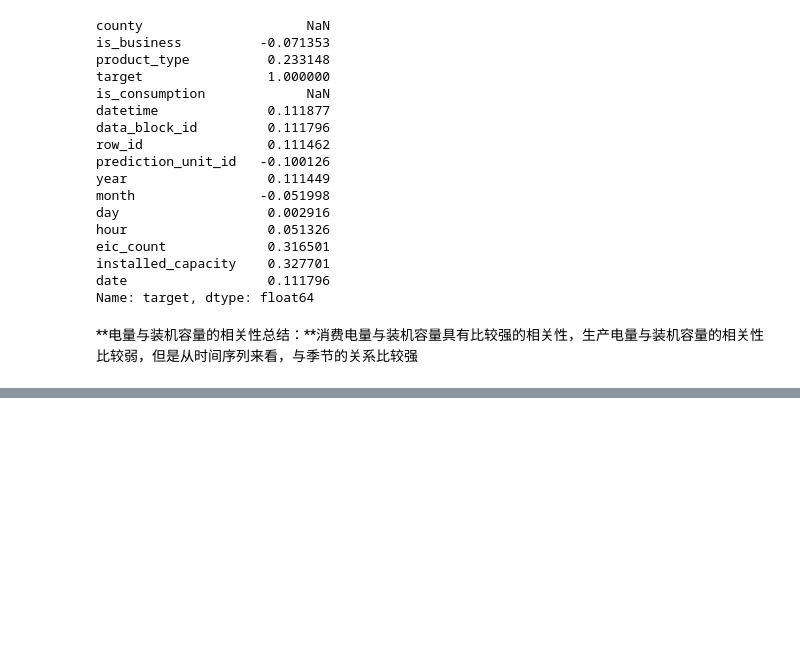
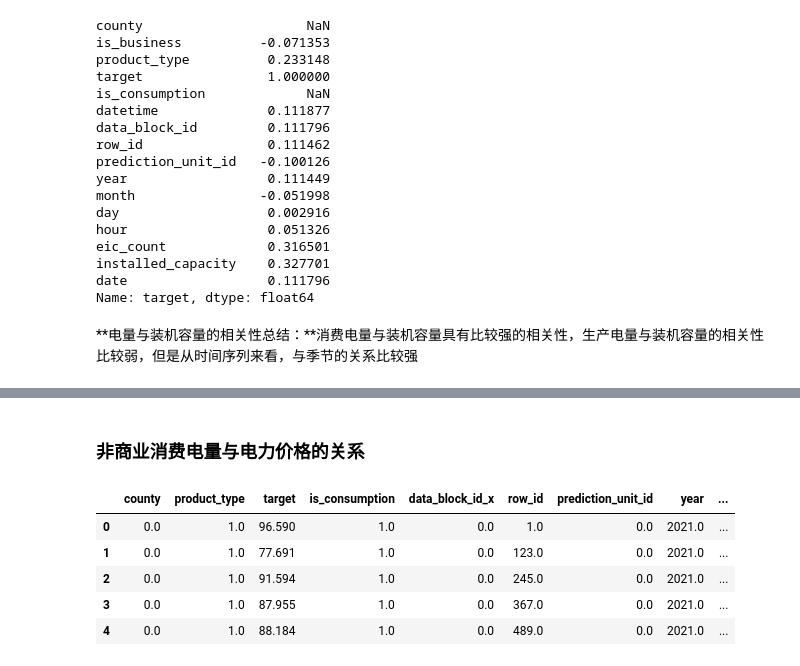
Before and after one commit to Accoutant/kaggle_competition, a Jupyter notebook: data_process/data_analysis_for_train.ipynb, the cells around one changed output, grey strips where cells are left out. Saved outputs shown, nothing was run; the diff lists cells and outputs as text; code cells hidden in the pictures; blank space fills up the shorter version.

```diff
--- a/data_process/data_analysis_for_train.ipynb
+++ b/data_process/data_analysis_for_train.ipynb
@@ -399,0 +412,3 @@ Name: target, dtype: float64
+# %%
+electricity_prices = pd.read_csv('../data/electricity_prices.csv', parse_dates=['forecast_date'])
+electricity_prices.head()
@@ -399,0 +445,14 @@ Name: target, dtype: float64
+# %% [markdown]
+### 非商业消费电量与电力价格的关系
+# %%
+# 按照时间合并电力价格和train数据
+concat_train_and_electricity = pd.merge(left=train_corr_electricity_cp.loc[0], right=electricity_prices,
+                                        left_on='datetime', right_on='forecast_date')
+concat_train_and_electricity.head()
+# %% [output]
+|  | county | product_type | target | is_consumption | data_block_id_x | row_id | prediction_unit_id | year | ... |
+| 0 | 0.0 | 1.0 | 96.590 | 1.0 | 0.0 | 1.0 | 0.0 | 2021.0 | ... |
+| 1 | 0.0 | 1.0 | 77.691 | 1.0 | 0.0 | 123.0 | 0.0 | 2021.0 | ... |
+| 2 | 0.0 | 1.0 | 91.594 | 1.0 | 0.0 | 245.0 | 0.0 | 2021.0 | ... |
+| 3 | 0.0 | 1.0 | 87.955 | 1.0 | 0.0 | 367.0 | 0.0 | 2021.0 | ... |
+| 4 | 0.0 | 1.0 | 88.184 | 1.0 | 0.0 | 489.0 | 0.0 | 2021.0 | ... |
```
Also changed, not shown: parts of 17 cells of this notebook.
